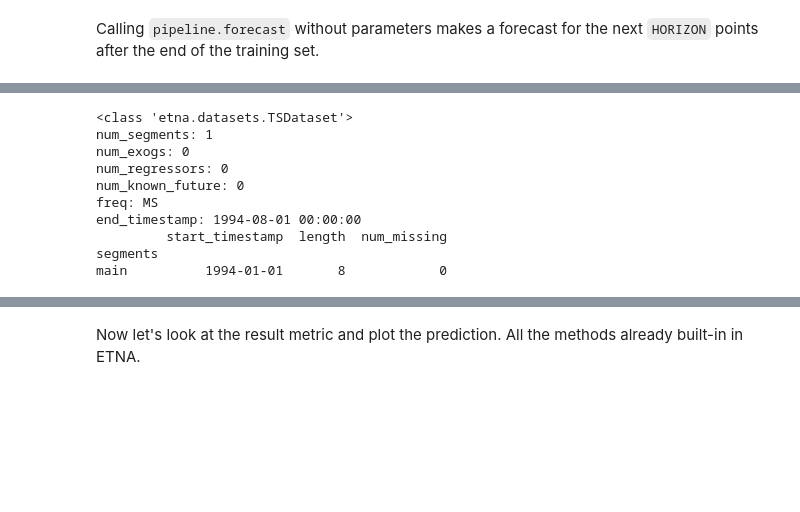
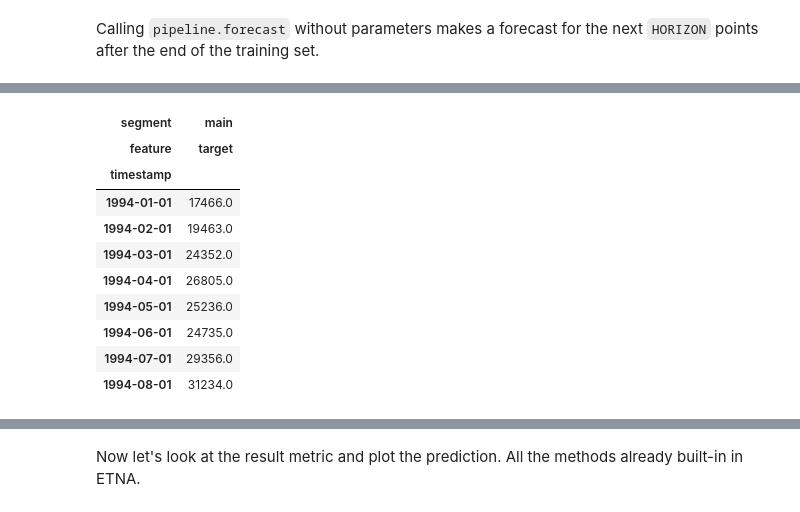
Before and after one commit to MinyaevAndrey/etna, a Jupyter notebook: examples/101-get_started.ipynb, the cells around one changed output, grey strips where cells are left out. Saved outputs shown, nothing was run; the diff lists cells and outputs as text; code cells hidden in the pictures; blank space fills up the shorter version.

```diff
--- a/examples/101-get_started.ipynb
+++ b/examples/101-get_started.ipynb
@@ -286,13 +282,14 @@ Calling `pipeline.forecast` without parameters makes a forecast for the next `HO
 # %%
-forecast_ts.info()
+forecast_ts
 # %% [output]
-<class 'etna.datasets.TSDataset'>
-num_segments: 1
-num_exogs: 0
-num_regressors: 0
-num_known_future: 0
-freq: MS
-end_timestamp: 1994-08-01 00:00:00
-         start_timestamp  length  num_missing
-segments
-main          1994-01-01       8            0
+| segment | main |
+| feature | target |
+| timestamp |  |
+| 1994-01-01 | 17466.0 |
+| 1994-02-01 | 19463.0 |
+| 1994-03-01 | 24352.0 |
+| 1994-04-01 | 26805.0 |
+| 1994-05-01 | 25236.0 |
+| 1994-06-01 | 24735.0 |
+| 1994-07-01 | 29356.0 |
+| 1994-08-01 | 31234.0 |
```
Also changed, not shown: parts of 7 cells of this notebook.
